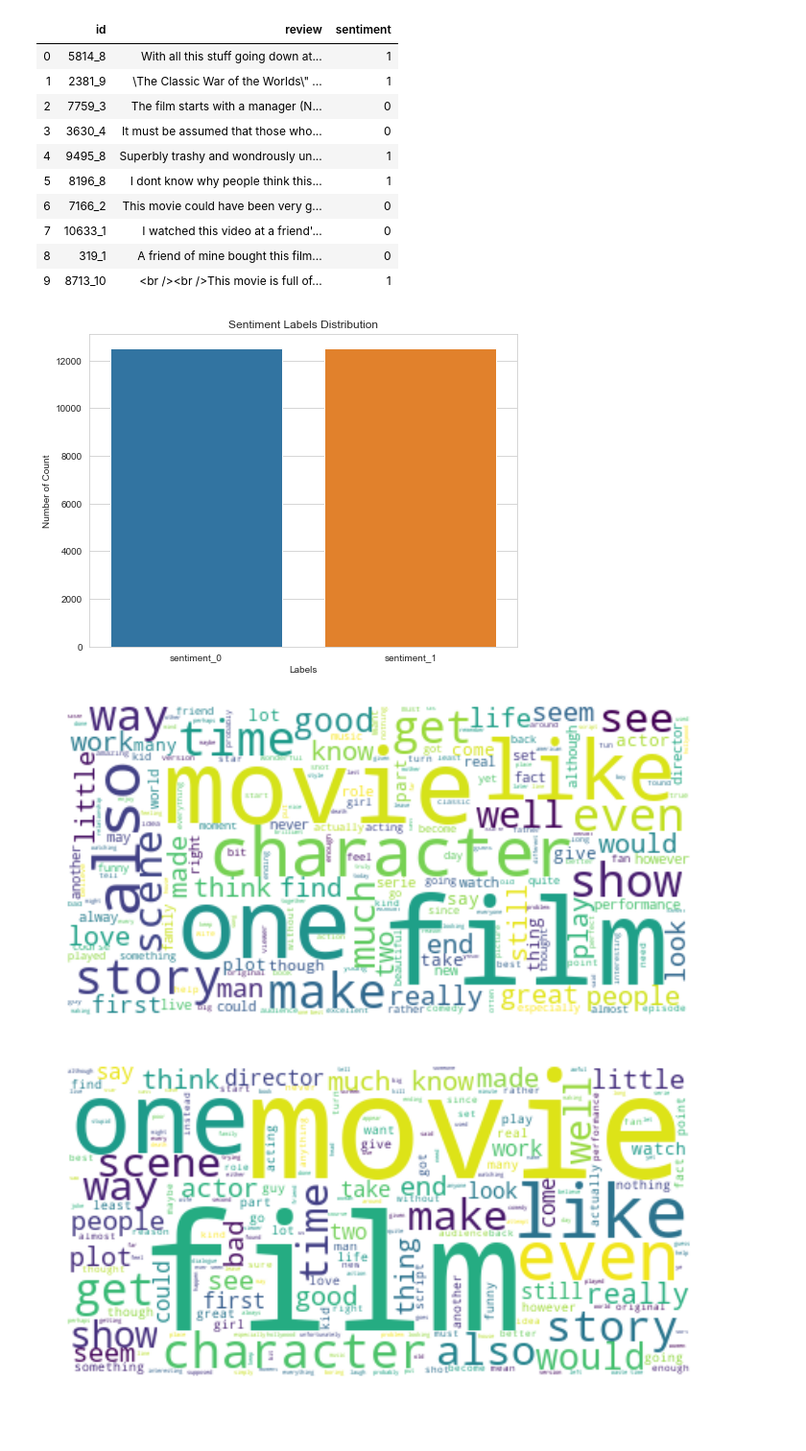
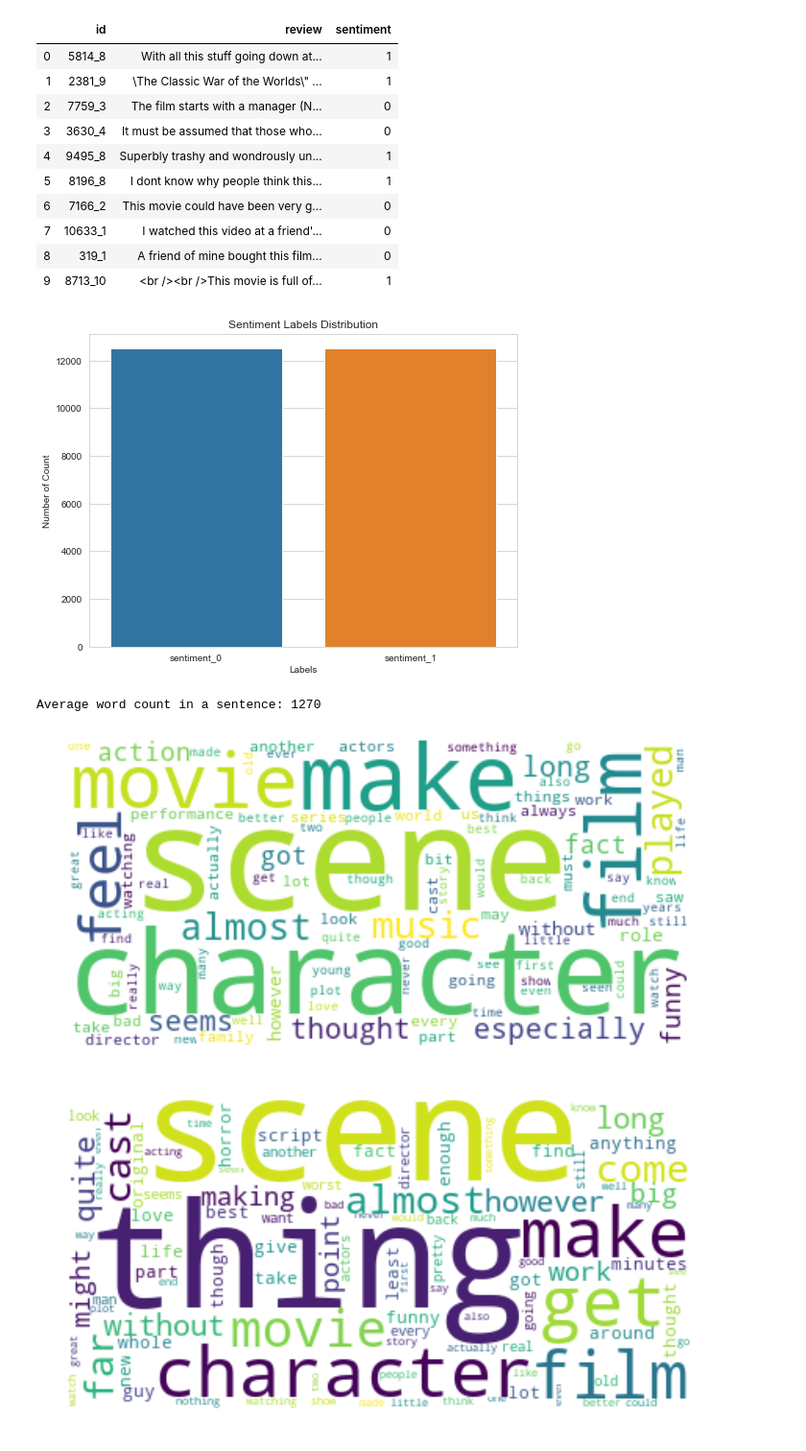
Before and after one commit to jacksenteh/Bag_Of_Popcorns, a Jupyter notebook: Train.ipynb, the cells around one changed output. Shown: that part at 96% size. Cells and saved outputs as stored; diff of their text form; code cells hidden in the pictures.

Commit message:
update on the word clouds

```diff
--- a/Train.ipynb
+++ b/Train.ipynb
@@ -137,18 +124,49 @@ plt.xlabel('Labels')
 plt.ylabel('Number of Count')
 sns.barplot(x=labels, y=counts)
 plt.show()
+
+avg_words = [len(sentence) for sentence in train_df.review.values]
+avg_words = int(np.sum(avg_words) / train_df.shape[0])
+print('Average word count in a sentence:', avg_words)
 # %% [output]
 [figure]
+Average word count in a sentence: 1270
-# %%
-plt.figure(figsize=(16,6))
-plt.imshow(good_wdcloud, interpolation='bilinear')
-plt.axis("off")
-plt.show()
-
-plt.figure(figsize=(16,6))
-plt.imshow(bad_wdcloud, interpolation='bilinear')
-plt.axis("off")
-plt.show()
-# %% [output]
-[figure, removed]
-[figure, removed]
+# %%
+def get_high_frequent_word(feature_name, reviews, max_length=200):
+    word_count = {w: 0 for w in feature_name}
+
+    for sentence in reviews:
+        for w in sentence.split():
+            if w in word_count.keys():
+                word_count[w] += 1
+
+    high_frequent_words = np.array(sorted(word_count.items(), key = lambda kv:(kv[1], kv[0])))
+
+    return high_frequent_words[-max_length:,0]
+# %%
+from sklearn.feature_extraction.text import TfidfVectorizer
+
+vectorizer   = TfidfVectorizer(sublinear_tf=True, analyzer='word', max_features=500)
+bad_vct      = vectorizer.fit_transform(bad_review)
+hf_words     = get_high_frequent_word(vectorizer.get_feature_names(), bad_review)
+bad_review   = " ".join(w for w in hf_words)
+bad_wdcloud  = WordCloud(stopwords=stop_words, background_color="white").generate(bad_review)
+
+vectorizer   = TfidfVectorizer(sublinear_tf=True, analyzer='word',max_features=500)
+good_vct     = vectorizer.fit_transform(good_review)
+hf_words     = get_high_frequent_word(vectorizer.get_feature_names(), good_review)
+good_review  = " ".join(w for w in hf_words)
+good_wdcloud = WordCloud(stopwords=stop_words, background_color="white").generate(good_review)
+
+plt.figure(figsize=(16,6))
+plt.imshow(good_wdcloud, interpolation='bilinear')
+plt.axis("off")
+plt.show()
+
+plt.figure(figsize=(16,6))
+plt.imshow(bad_wdcloud, interpolation='bilinear')
+plt.axis("off")
+plt.show()
+# %% [output]
+[figure, added]
+[figure, added]
```
Also changed, not shown: parts of 2 cells of this notebook, 6 other files.
